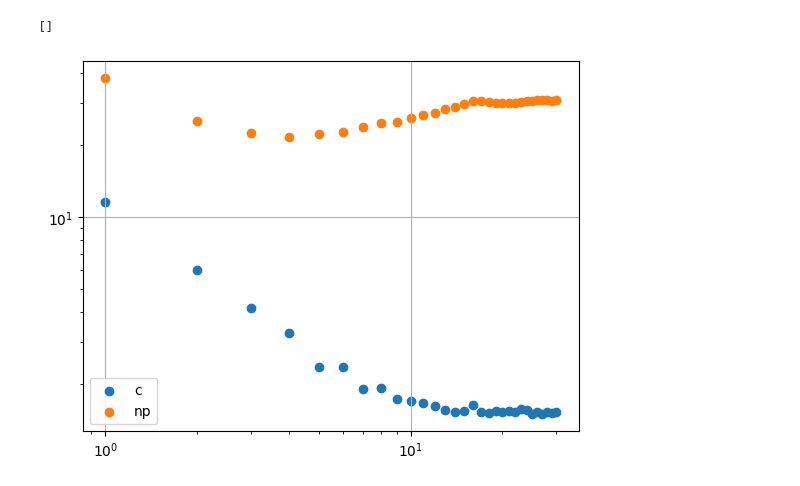
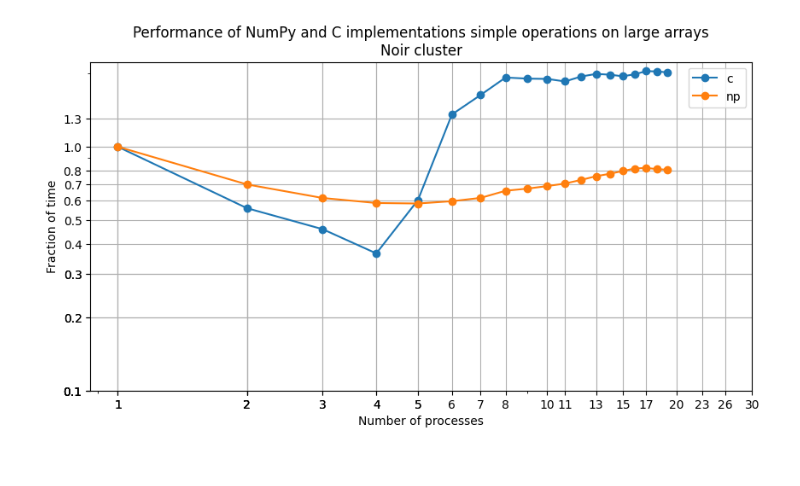
Before and after one commit to volodymyrss/numpy-parallel-benchmark, a Jupyter notebook: inspect.ipynb, the cells around one changed output. Cells and saved outputs as stored; diff of their text form; code cells hidden in the pictures.

Commit message:
noir

```diff
--- a/inspect.ipynb
+++ b/inspect.ipynb
@@ -11,18 +33,42 @@ for j in glob.glob('cta/users/gitlab_ctao_volodymyr_savchenko/reports/noir/*.jso
-# %%
-from matplotlib import pyplot as plt
-
-for version in ['c', 'np']:
-    plt.scatter(
-        [i['nproc'] for i in d if i['version'] == version],
-        [i['total_time'] for i in d if i['version'] == version],
-        label=version
-    )
-
-plt.legend()
-
-plt.grid()
-
-plt.loglog()
-# %% [output]
-[]
-[figure, removed]
+# %%
+from matplotlib import pyplot as plt
+import numpy as np
+
+plt.figure(figsize=(10, 5))
+
+for version in ['c', 'np']:
+    _d = d[d.version == version]
+    plt.plot(
+        _d.nproc,
+        _d.total_time / _d.total_time[_d.nproc == 1].values[0],
+        label=version,
+        marker='o'
+    )
+
+plt.legend()
+
+plt.grid()
+
+plt.loglog()
+
+
+xticks = np.round(np.logspace(0, np.log10(30), 25)).astype(int)
+plt.gca().set_xticks(xticks)
+_ = plt.gca().set_xticklabels(xticks)
+
+yticks = np.round(np.logspace(-1.1, 0.1, 15), 1)
+plt.gca().set_yticks(yticks)
+_ = plt.gca().set_yticklabels(yticks)
+
+
+# plt.ylim(0.09, 1.2)
+
+
+plt.xlabel('Number of processes')
+plt.ylabel('Fraction of time')
+
+plt.title('Performance of NumPy and C implementations simple operations on large arrays\nNoir cluster')
+
+plt.savefig('noir.png', dpi=300)
+# %% [output]
+[figure, added]
```
Also changed, not shown: parts of 2 cells of this notebook.
